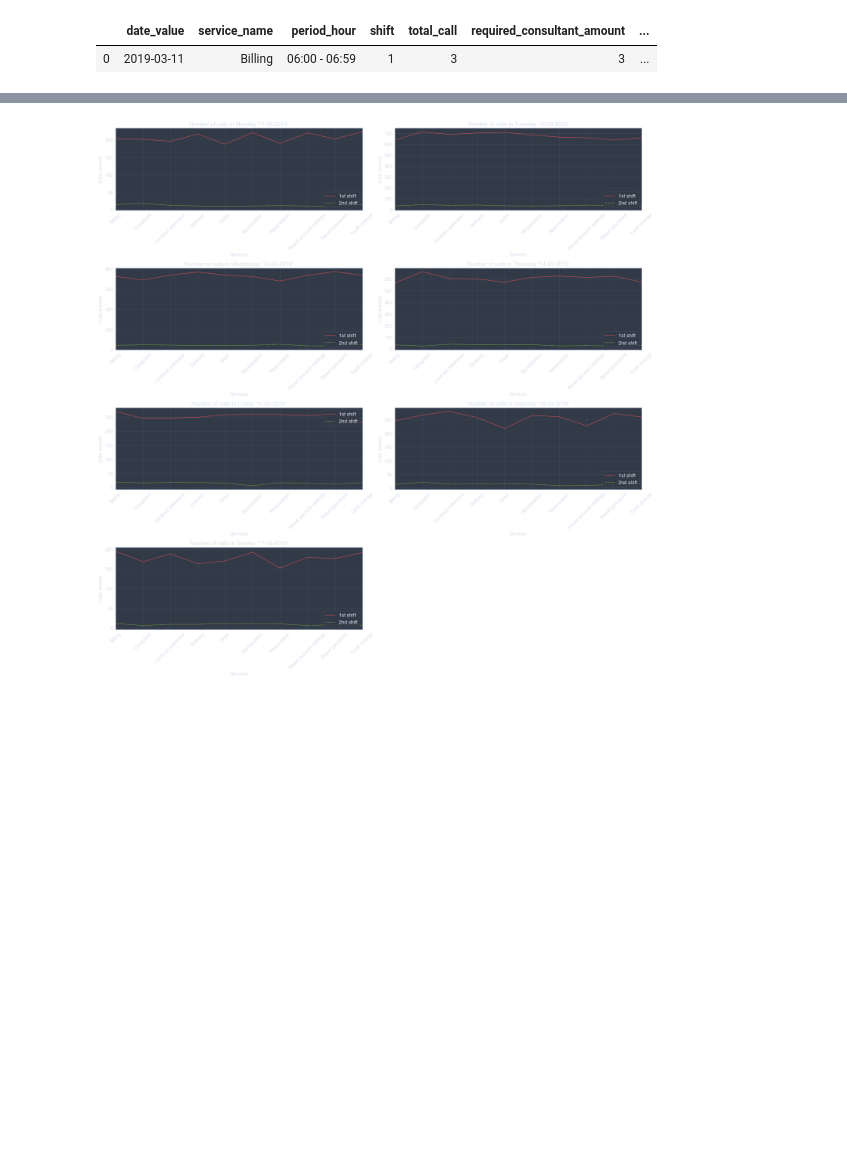
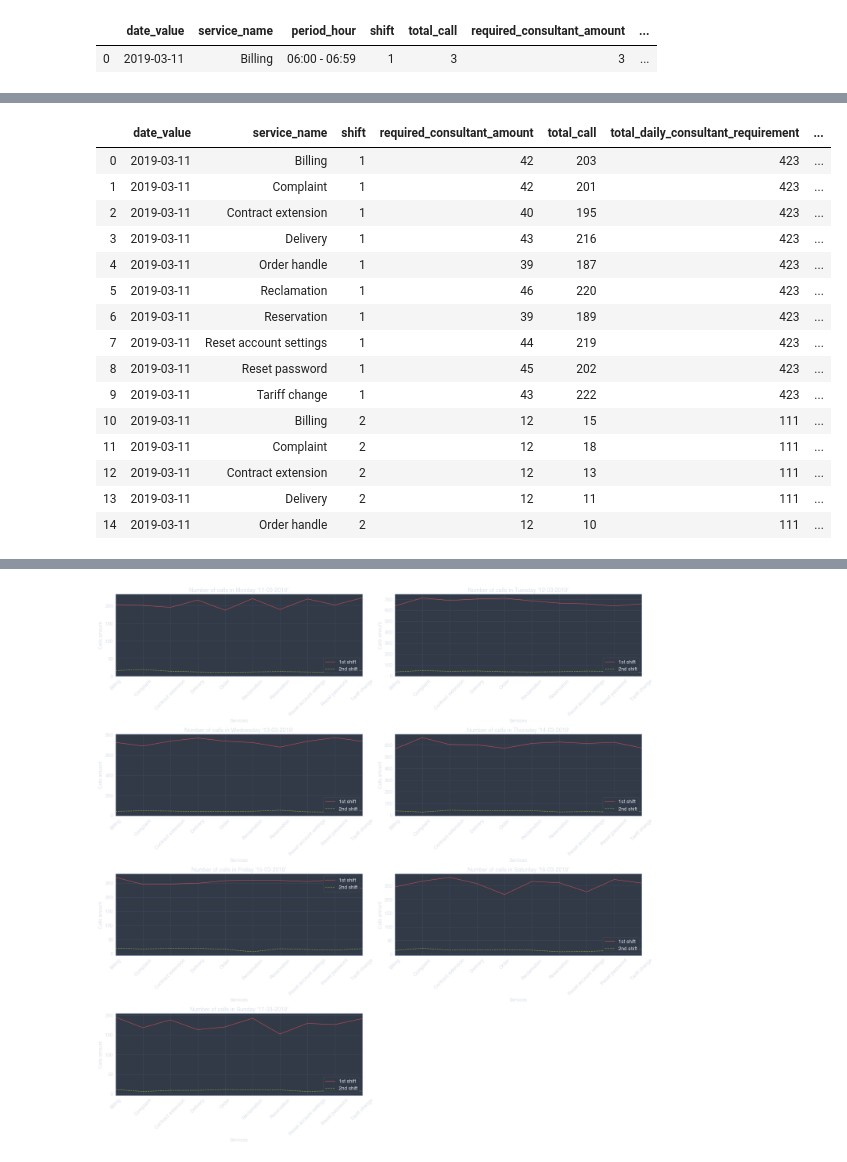
Before and after one commit to SzymonBocian/PracaInzynierska, a Jupyter notebook: DataScripts/optimization_module.ipynb, the cells around one changed output, grey strips where cells are left out. Saved outputs shown, nothing was run; the diff lists cells and outputs as text; code cells hidden in the pictures; blank space fills up the shorter version.

```diff
--- a/DataScripts/optimization_module.ipynb
+++ b/DataScripts/optimization_module.ipynb
@@ -128,0 +187,52 @@ df.groupby(["date_value", "service_name", "shift"]) \
+# %%
+
+aggr_df = df.groupby(["date_value", "service_name", "shift"])["required_consultant_amount", "total_call"] \
+            .sum() \
+            .reset_index()
+
+daily_df = df.groupby(["date_value", "shift"])["required_consultant_amount"] \
+             .sum() \
+             .reset_index() \
+             .rename(columns = {"required_consultant_amount" : "total_daily_consultant_requirement"})
+
+shift_df = df.groupby(["date_value"])["required_consultant_amount"] \
+             .sum() \
+             .reset_index() \
+             .rename(columns = {"required_consultant_amount" : "total_shift_consultant_requirement"})
+
+aggr_df = pd.merge( \
+    pd.merge( \
+        aggr_df, \
+        daily_df, \
+        how = "inner", \
+        on = ["date_value", "shift"]), \
+                   shift_df, \
+                   on = ["date_value"])
+
+aggr_df["all_consultant"] = rest_df["consultant_key"].count()
+
+aggr_df["shift_percentage"] = round(aggr_df["total_daily_consultant_requirement"] / aggr_df["total_shift_consultant_requirement"], 2)
+aggr_df["daily_percentage"] = round(aggr_df["required_consultant_amount"] / aggr_df["total_daily_consultant_requirement"], 2)
+aggr_df["shift_consultant"] = round(aggr_df["total_daily_consultant_requirement"] / aggr_df["total_shift_consultant_requirement"] * rest_df["consultant_key"].count()).astype(int)
+aggr_df["daily_consultant"] = round((aggr_df["required_consultant_amount"] / aggr_df["total_daily_consultant_requirement"]) * \
+                                    (aggr_df["total_daily_consultant_requirement"] / aggr_df["total_shift_consultant_requirement"] * rest_df["consultant_key"].count())).astype(int)
+# aggr_df[""] # erlang_c with additional criteria of the actual number of consultants
+
+aggr_df.head(15)
+# %% [output]
+|  | date_value | service_name | shift | required_consultant_amount | total_call | total_daily_consultant_requirement | ... |
+| 0 | 2019-03-11 | Billing | 1 | 42 | 203 | 423 | ... |
+| 1 | 2019-03-11 | Complaint | 1 | 42 | 201 | 423 | ... |
+| 2 | 2019-03-11 | Contract extension | 1 | 40 | 195 | 423 | ... |
+| 3 | 2019-03-11 | Delivery | 1 | 43 | 216 | 423 | ... |
+| 4 | 2019-03-11 | Order handle | 1 | 39 | 187 | 423 | ... |
+| 5 | 2019-03-11 | Reclamation | 1 | 46 | 220 | 423 | ... |
+| 6 | 2019-03-11 | Reservation | 1 | 39 | 189 | 423 | ... |
+| 7 | 2019-03-11 | Reset account settings | 1 | 44 | 219 | 423 | ... |
+| 8 | 2019-03-11 | Reset password | 1 | 45 | 202 | 423 | ... |
+| 9 | 2019-03-11 | Tariff change | 1 | 43 | 222 | 423 | ... |
+| 10 | 2019-03-11 | Billing | 2 | 12 | 15 | 111 | ... |
+| 11 | 2019-03-11 | Complaint | 2 | 12 | 18 | 111 | ... |
+| 12 | 2019-03-11 | Contract extension | 2 | 12 | 13 | 111 | ... |
+| 13 | 2019-03-11 | Delivery | 2 | 12 | 11 | 111 | ... |
+| 14 | 2019-03-11 | Order handle | 2 | 12 | 10 | 111 | ... |
```
Also changed, not shown: parts of 6 cells of this notebook.
